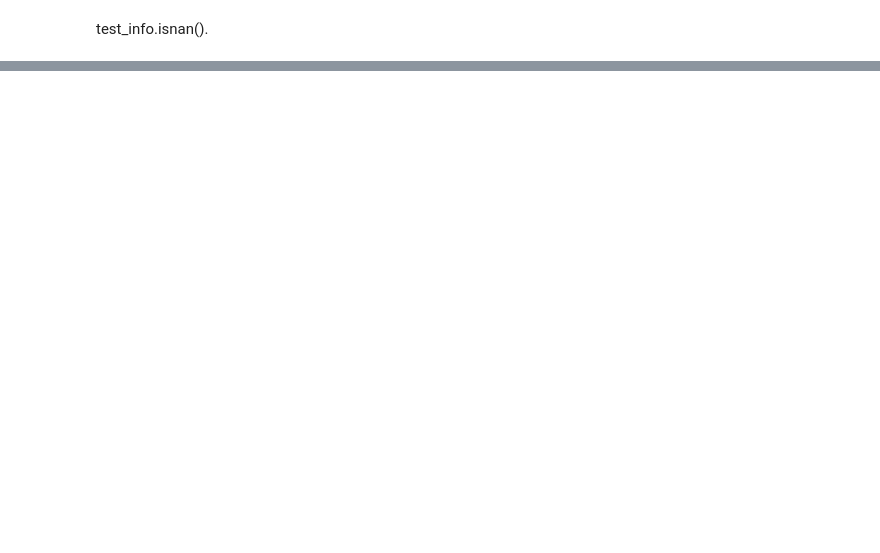
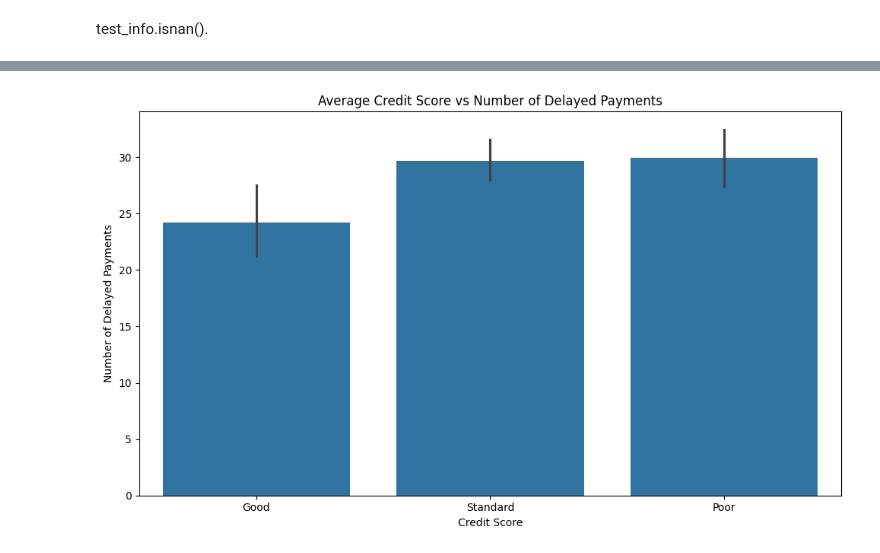
Before and after one commit to Harshk10-star/Credit-Score-Classification, a Jupyter notebook: project.ipynb, the cells around one changed output, grey strips where cells are left out. Cells and saved outputs as stored; diff of their text form; code cells hidden in the pictures; blank space fills up the shorter version.

```diff
--- a/project.ipynb
+++ b/project.ipynb
@@ -374,0 +371,21 @@ dtype: int64
+# %%
+test_info['Num_of_Delayed_Payment'] = test_info['Num_of_Delayed_Payment'].str.replace('_', '')
+test_info['Num_of_Delayed_Payment'] = test_info['Num_of_Delayed_Payment'].replace(r'.*-', '0', regex=True)
+test_info['Num_of_Delayed_Payment'] = pd.to_numeric(test_info['Num_of_Delayed_Payment'], errors='coerce')
+# %%
+
+# Assuming 'Num_of_Delayed_Payment' is already converted to numeric
+# Plotting using seaborn for a bar chart
+plt.figure(figsize=(10, 6))
+sns.barplot(x='Credit_Score', y='Num_of_Delayed_Payment', data=test_info)
+
+# Add labels and title
+plt.xlabel('Credit Score')
+plt.ylabel('Number of Delayed Payments')
+plt.title('Average Credit Score vs Number of Delayed Payments')
+
+# Show the plot
+plt.tight_layout()
+plt.show()
+# %% [output]
+[figure, added]
```
Also changed, not shown: parts of 24 cells of this notebook.
